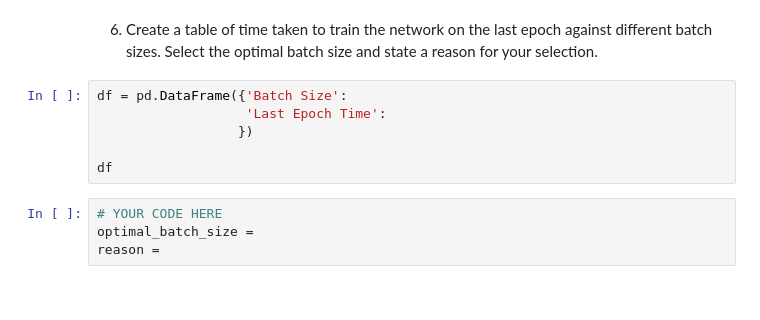
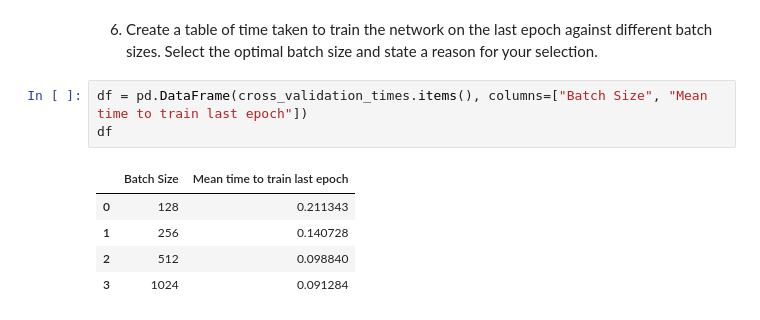
Before and after one commit to tohhongxiang123/CZ4042-Assignment, a Jupyter notebook: PartA_2.ipynb, the cells around one changed output. Saved outputs shown, nothing was run; the diff lists cells and outputs as text.

```diff
--- a/PartA_2.ipynb
+++ b/PartA_2.ipynb
@@ -106,12 +181,11 @@ cross_validation_accuracies, cross_validation_times = find_optimal_hyperparamete
 # %% [markdown]
 6. Create a table of time taken to train the network on the last epoch against different batch sizes. Select the optimal batch size and state a reason for your selection.
 # %%
-df = pd.DataFrame({'Batch Size':
-                   'Last Epoch Time':
-                  })
-
+df = pd.DataFrame(cross_validation_times.items(), columns=["Batch Size", "Mean time to train last epoch"])
 df
+# %% [output]
+|  | Batch Size | Mean time to train last epoch |
+| 0 | 128 | 0.211343 |
+| 1 | 256 | 0.140728 |
+| 2 | 512 | 0.098840 |
+| 3 | 1024 | 0.091284 |
-# %%
-# YOUR CODE HERE
-optimal_batch_size =
-reason =
```
Also changed, not shown: parts of 7 cells of this notebook, 2 other files.
